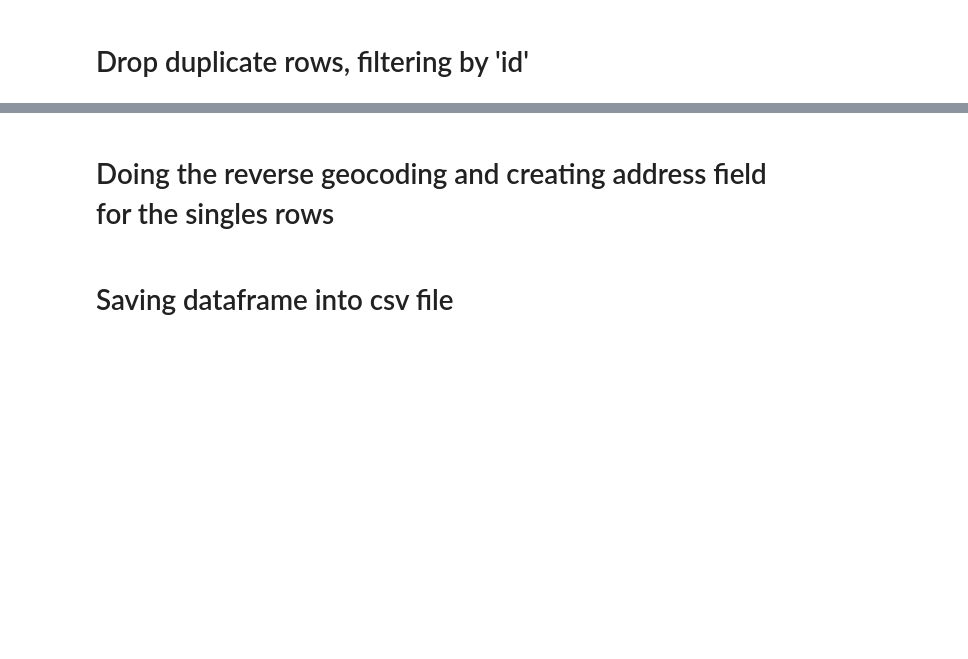
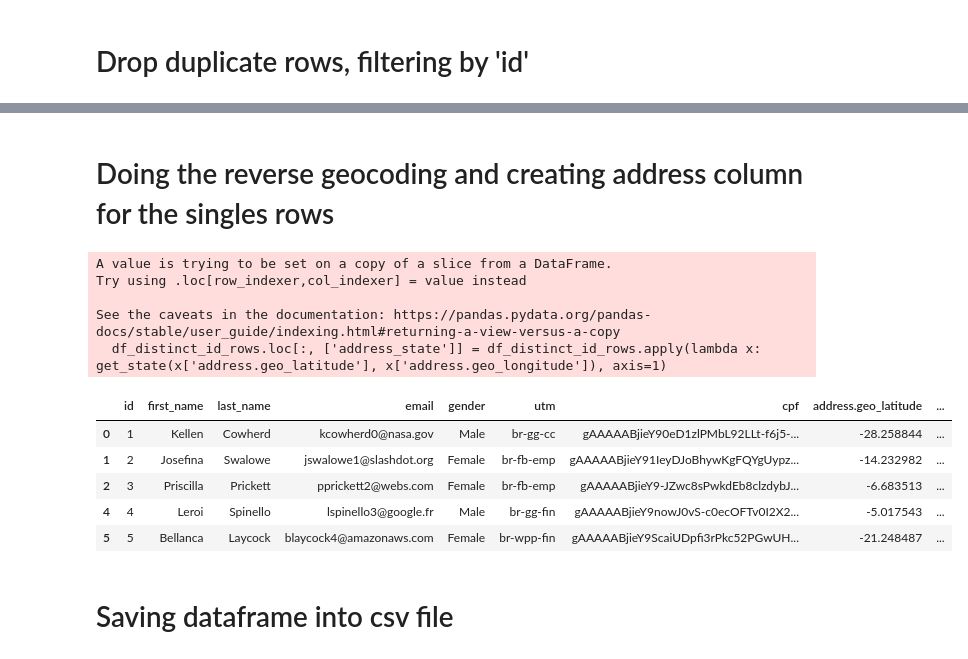
Before and after one commit to fabianomalves/data_engineer_test, a Jupyter notebook: data_engineer_test.ipynb, the cells around one changed output, grey strips where cells are left out. Drawn from its saved outputs; the diff is of its cells as text; code cells hidden in the pictures; blank space fills up the shorter version.

```diff
--- a/data_engineer_test.ipynb
+++ b/data_engineer_test.ipynb
@@ -70,25 +126,37 @@ print(df_distinct_id_rows)
 # %% [markdown]
-# Doing the reverse geocoding and creating address field for the singles rows
+# Doing the reverse geocoding and creating address column for the singles rows
 # %%
 # Create a geocoder object using the Nominatim API
 geolocator = Nominatim(user_agent="my_geocoder_state")
 
 # Define a function to reverse geocode the state
 def get_state(lat, lng):
   # Use the geocoder object to reverse geocode the coordinates
   location = geolocator.reverse((lat, lng))
   # Extract the state from the response
   state = location.raw['address']['state']
   return state
 
 # Apply the function to each row of the DataFrame and store the result in a new column
 
-df_distinct_id_rows.loc[:, ['address_state']] == df_distinct_id_rows.apply(lambda x: get_state(x['address.geo_latitude'], x['address.geo_longitude']), axis=1)
+df_distinct_id_rows.loc[:, ['address_state']] = df_distinct_id_rows.apply(lambda x: get_state(x['address.geo_latitude'], x['address.geo_longitude']), axis=1)
 
 
 
 # Print the resulting DataFrame
-print(df_distinct_id_rows)
+df_distinct_id_rows.head()
+# %% [output]
+A value is trying to be set on a copy of a slice from a DataFrame.
+Try using .loc[row_indexer,col_indexer] = value instead
+
+See the caveats in the documentation: https://pandas.pydata.org/pandas-docs/stable/user_guide/indexing.html#returning-a-view-versus-a-copy
+  df_distinct_id_rows.loc[:, ['address_state']] = df_distinct_id_rows.apply(lambda x: get_state(x['address.geo_latitude'], x['address.geo_longitude']), axis=1)
+|  | id | first_name | last_name | email | gender | utm | cpf | address.geo_latitude | ... |
+| 0 | 1 | Kellen | Cowherd | kcowherd0@nasa.gov | Male | br-gg-cc | gAAAAABjieY90eD1zlPMbL92LLt-f6j5-... | -28.258844 | ... |
+| 1 | 2 | Josefina | Swalowe | jswalowe1@slashdot.org | Female | br-fb-emp | gAAAAABjieY91IeyDJoBhywKgFQYgUypz... | -14.232982 | ... |
+| 2 | 3 | Priscilla | Prickett | pprickett2@webs.com | Female | br-fb-emp | gAAAAABjieY9-JZwc8sPwkdEb8clzdybJ... | -6.683513 | ... |
+| 4 | 4 | Leroi | Spinello | lspinello3@google.fr | Male | br-gg-fin | gAAAAABjieY9nowJ0vS-c0ecOFTv0I2X2... | -5.017543 | ... |
+| 5 | 5 | Bellanca | Laycock | blaycock4@amazonaws.com | Female | br-wpp-fin | gAAAAABjieY9ScaiUDpfi3rPkc52PGwUH... | -21.248487 | ... |
 # %% [markdown]
 # Saving dataframe into csv file
 # %%
```
Also changed, not shown: parts of 10 cells of this notebook.
